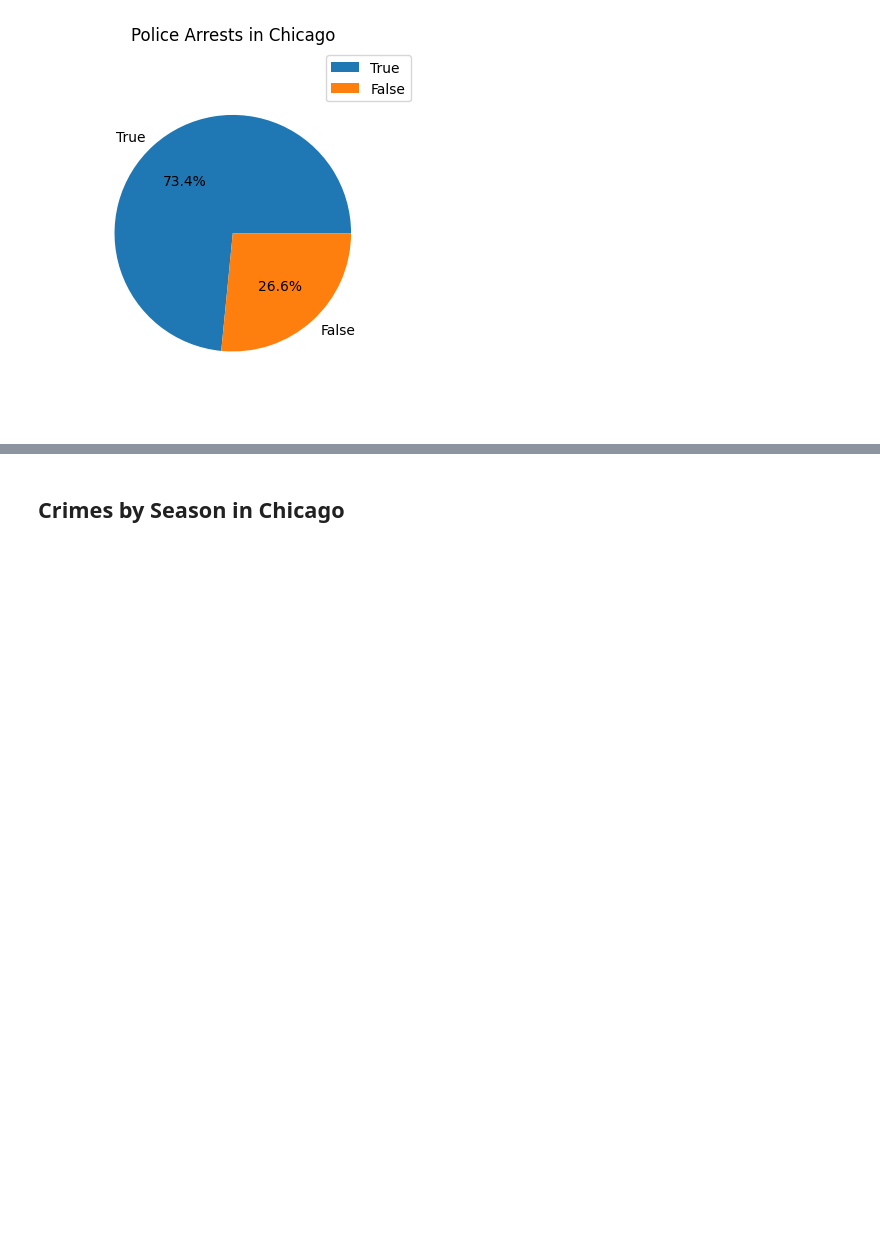
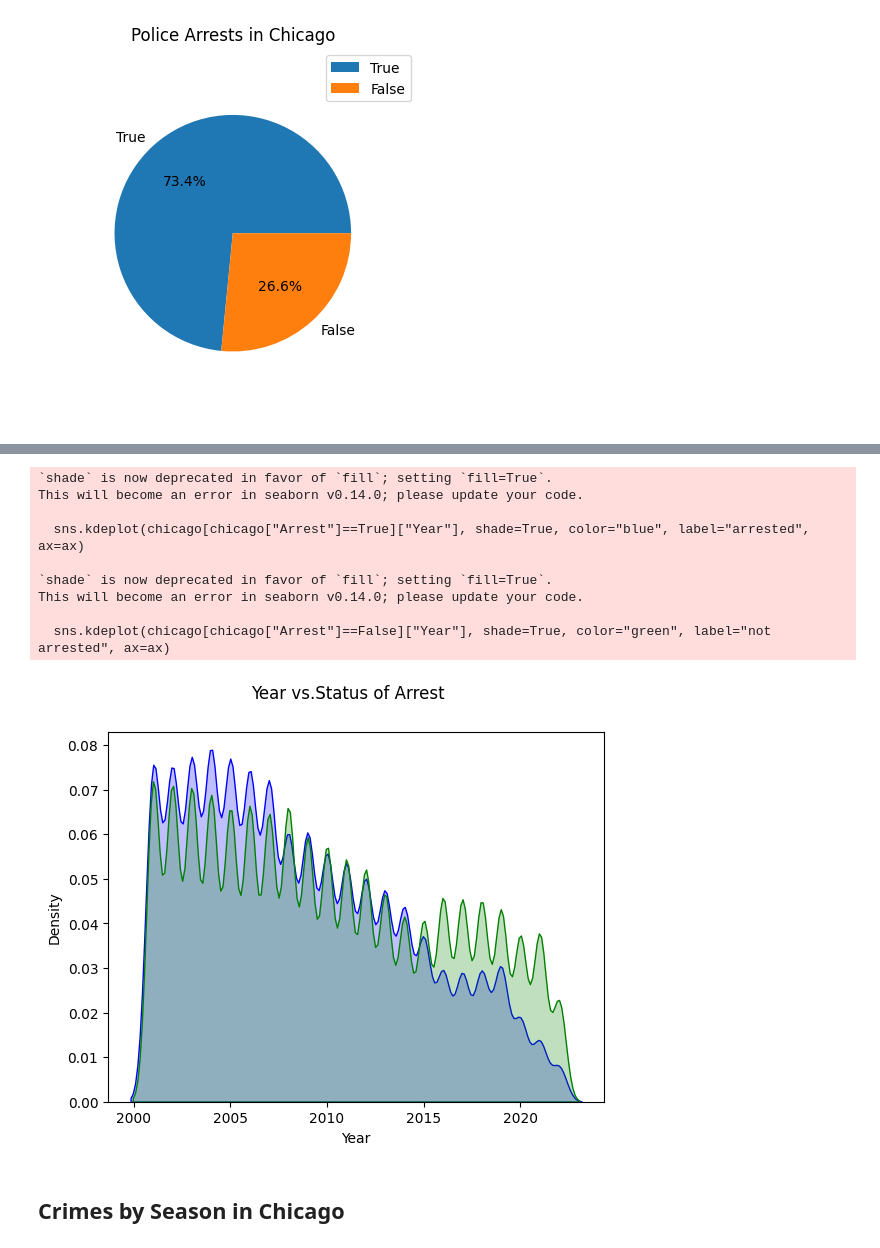
Before and after one commit to danielodey/chicago-crime-eda, a Jupyter notebook: chicago_eda.ipynb, the cells around one changed output, grey strips where cells are left out. Cells and saved outputs as stored; diff of their text form; code cells hidden in the pictures; blank space fills up the shorter version.

```diff
--- a/chicago_eda.ipynb
+++ b/chicago_eda.ipynb
@@ -496,3 +511,25 @@ plt.show()
+# %%
+import seaborn as sns
+fig, ax = plt.subplots()
+
+sns.kdeplot(chicago[chicago["Arrest"]==True]["Year"], shade=True, color="blue", label="arrested", ax=ax)
+sns.kdeplot(chicago[chicago["Arrest"]==False]["Year"], shade=True, color="green", label="not arrested", ax=ax)
+
+ax.set_xlabel("Year")
+ax.set_ylabel("Density")
+
+fig.suptitle("Year vs.Status of Arrest");
+# %% [output]
+`shade` is now deprecated in favor of `fill`; setting `fill=True`.
+This will become an error in seaborn v0.14.0; please update your code.
+
+  sns.kdeplot(chicago[chicago["Arrest"]==True]["Year"], shade=True, color="blue", label="arrested", ax=ax)
+
+`shade` is now deprecated in favor of `fill`; setting `fill=True`.
+This will become an error in seaborn v0.14.0; please update your code.
+
+  sns.kdeplot(chicago[chicago["Arrest"]==False]["Year"], shade=True, color="green", label="not arrested", ax=ax)
+[figure, added]
 # %% [markdown]
 ## Crimes by Season in Chicago
 # %%
```
Also changed, not shown: parts of 10 cells of this notebook.
